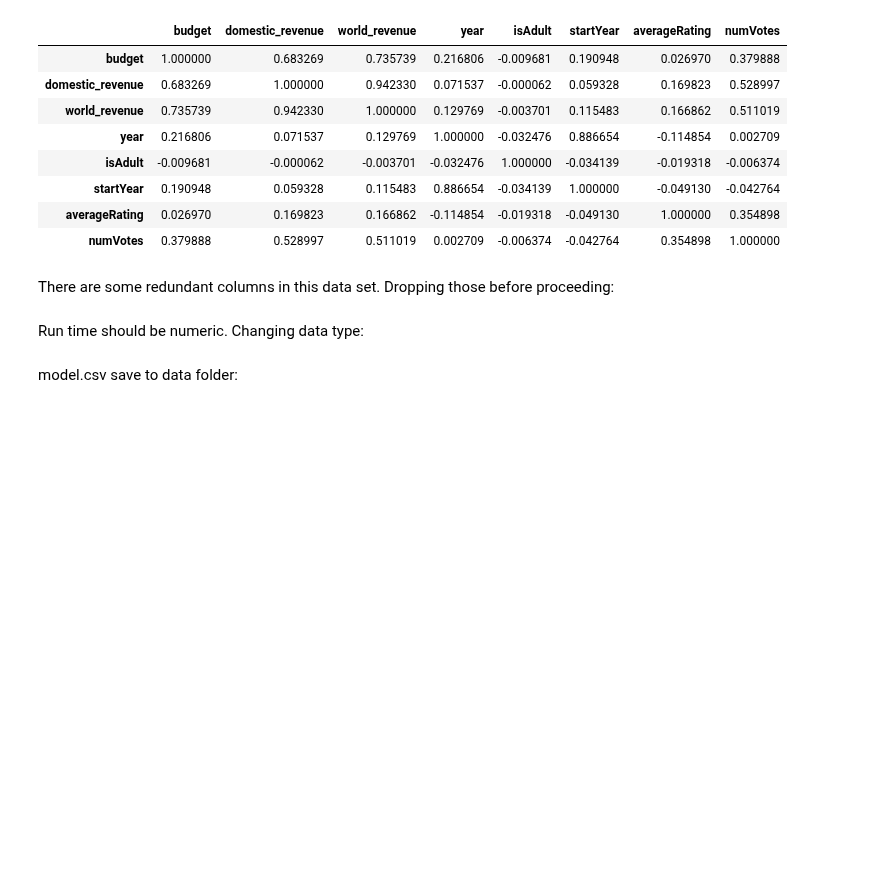
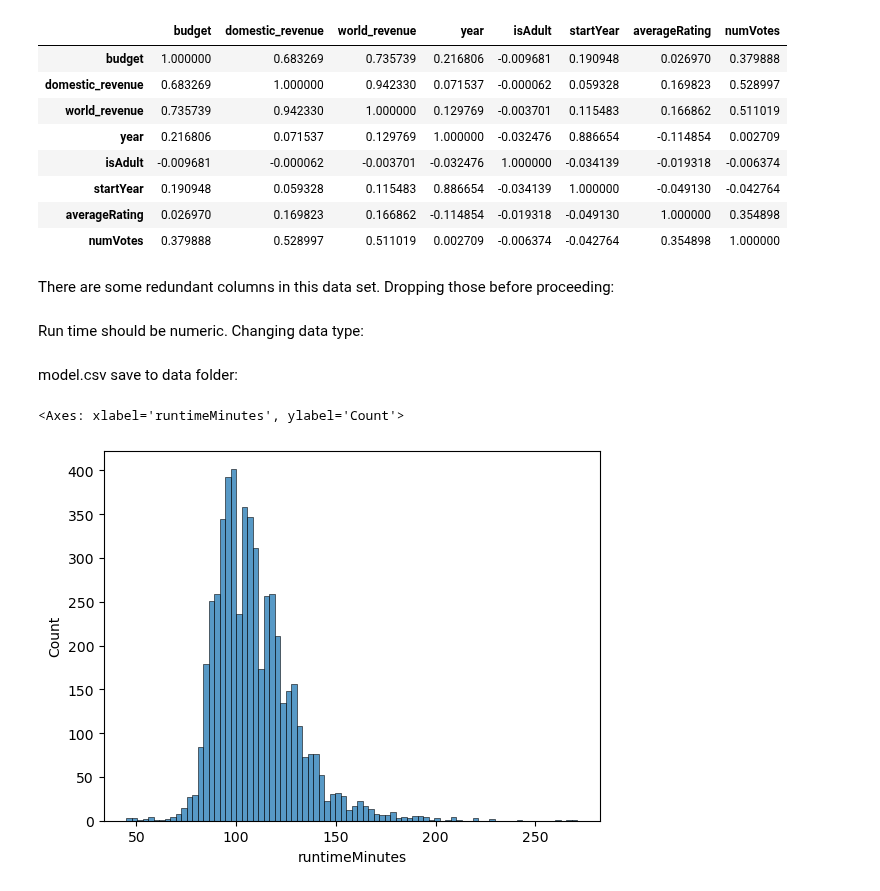
Before and after one commit to ParkerHar/Popular-Movie-Analysis, a Jupyter notebook: Model.ipynb, the cells around one changed output. Cells and saved outputs as stored; diff of their text form; code cells hidden in the pictures; blank space fills up the shorter version.

```diff
--- a/Model.ipynb
+++ b/Model.ipynb
@@ -35,3 +38,9 @@ model_df = df.select_dtypes(include=['number'])
 model.csv save to data folder:
 # %%
 model_df.to_csv('model.csv',index=True)
+# %%
+X = df['runtimeMinutes']
+sns.histplot(X)
+# %% [output]
+<Axes: xlabel='runtimeMinutes', ylabel='Count'>
+[figure, added]
```
Also changed, not shown: parts of 5 cells of this notebook.
